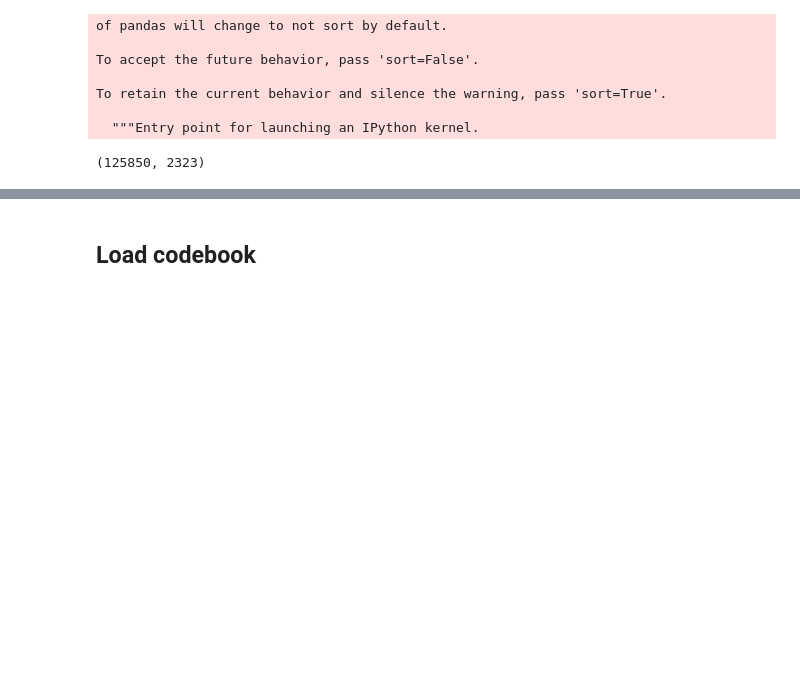
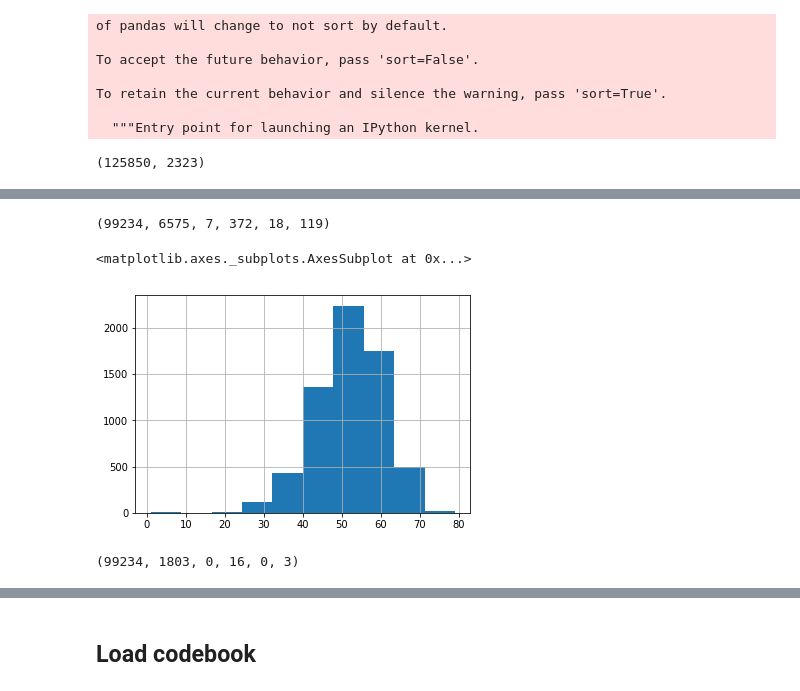
Before and after one commit to chanwkimlab/MHC_Kor_Assoc, a Jupyter notebook: 2_phenotype_scan_backup.ipynb, the cells around one changed output, grey strips where cells are left out. Saved outputs shown, nothing was run; the diff lists cells and outputs as text; code cells hidden in the pictures; blank space fills up the shorter version.

```diff
--- a/2_phenotype_scan_backup.ipynb
+++ b/2_phenotype_scan_backup.ipynb
@@ -37,0 +74,51 @@ To retain the current behavior and silence the warning, pass 'sort=True'.
+# %%
+(((phenotype_raw['cohort']==2))).sum(),\
+\
+(((phenotype_raw['CT1_DM']==2))).sum(),\
+\
+(((phenotype_raw['CT1_DM']==2))&
+((phenotype_raw['CT1_DMAG']>0)&(phenotype_raw['CT1_DMAG']<20))).sum(),\
+\
+(((phenotype_raw['CT1_DM']==2))&
+((phenotype_raw['CT1_DMCUTRIN']==2)|(phenotype_raw['CT1_DMCUTY'].isin([2,4,7]))|
+(phenotype_raw['CT1_DMCUTY1'].isin([2,4,5]))
+)).sum(),\
+\
+(((phenotype_raw['CT1_DM']==2))&
+((phenotype_raw['CT1_DMAG']>0)&(phenotype_raw['CT1_DMAG']<30))&
+((phenotype_raw['CT1_DMCUTRIN']==2)|(phenotype_raw['CT1_DMCUTY'].isin([2,4,7]))|
+(phenotype_raw['CT1_DMCUTY1'].isin([2,4,5]))
+)).sum(),\
+\
+(((phenotype_raw['CT1_DM']==2))&
+((phenotype_raw['CT1_DMAG']>0)&(phenotype_raw['CT1_DMAG']<40))&
+((phenotype_raw['CT1_DMCUTRIN']==2)|(phenotype_raw['CT1_DMCUTY'].isin([2,4,7]))|
+(phenotype_raw['CT1_DMCUTY1'].isin([2,4,5]))
+)).sum(),\
+# %% [output]
+(99234, 6575, 7, 372, 18, 119)
+# %%
+(phenotype_raw['CT1_DMAG'][(phenotype_raw['CT1_DM']==2)&(phenotype_raw['CT1_DMAG']<100)]).hist()
+# %% [output]
+<matplotlib.axes._subplots.AxesSubplot at 0x...>
+[figure, added]
+# %%
+(((phenotype_raw['cohort']==2))).sum(),\
+\
+(((phenotype_raw['NC1_DM']==2))).sum(),\
+\
+(((phenotype_raw['NC1_DM']==2))&
+((phenotype_raw['NC1_DMAG']>0)&(phenotype_raw['NC1_DMAG']<20))).sum(),\
+\
+(((phenotype_raw['NC1_DM']==2))&
+((phenotype_raw['NC1_DMCUTRIN']==2))).sum(),\
+\
+(((phenotype_raw['NC1_DM']==2))&
+((phenotype_raw['NC1_DMAG']>0)&(phenotype_raw['NC1_DMAG']<30))&
+((phenotype_raw['NC1_DMCUTRIN']==2))).sum(),\
+\
+(((phenotype_raw['NC1_DM']==2))&
+((phenotype_raw['NC1_DMAG']>0)&(phenotype_raw['NC1_DMAG']<40))&
+((phenotype_raw['NC1_DMCUTRIN']==2))).sum()
+# %% [output]
+(99234, 1803, 0, 16, 0, 3)
```
Also changed, not shown: parts of 5 cells of this notebook, 20 other files.
